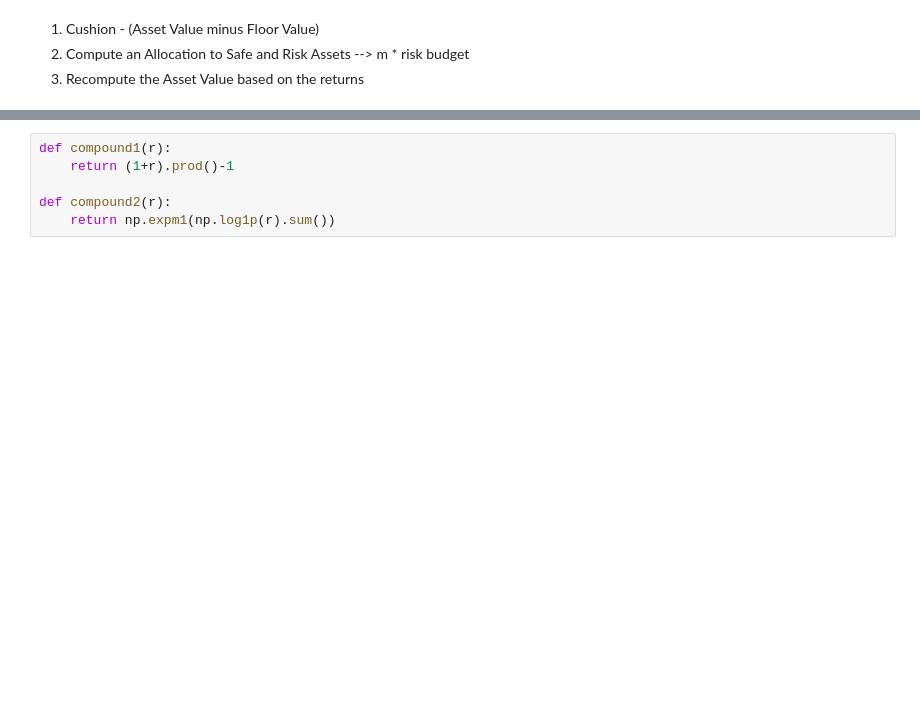
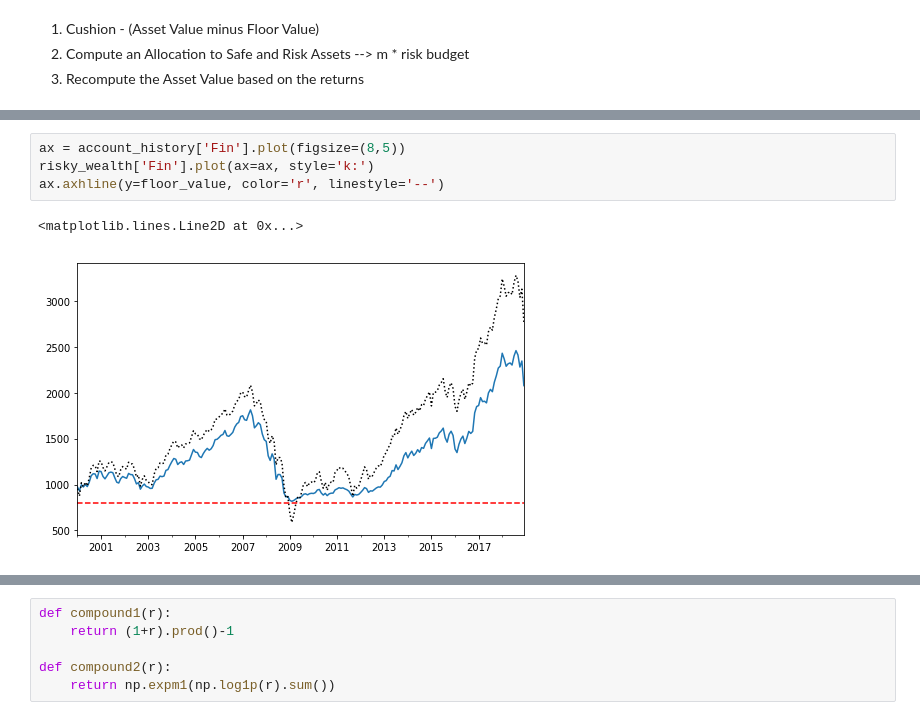
Before and after one commit to allaccountstaken/risk_toolkit, a Jupyter notebook: cppi.ipynb, the cells around one changed output, grey strips where cells are left out. Cells and saved outputs as stored; diff of their text form; blank space fills up the shorter version.

```diff
--- a/cppi.ipynb
+++ b/cppi.ipynb
@@ -50,0 +109,7 @@ floor = 0.8
+# %%
+ax = account_history['Fin'].plot(figsize=(8,5))
+risky_wealth['Fin'].plot(ax=ax, style='k:')
+ax.axhline(y=floor_value, color='r', linestyle='--')
+# %% [output]
+<matplotlib.lines.Line2D at 0x...>
+[figure, added]
```
Also changed, not shown: parts of 12 cells of this notebook, 1 other file.
